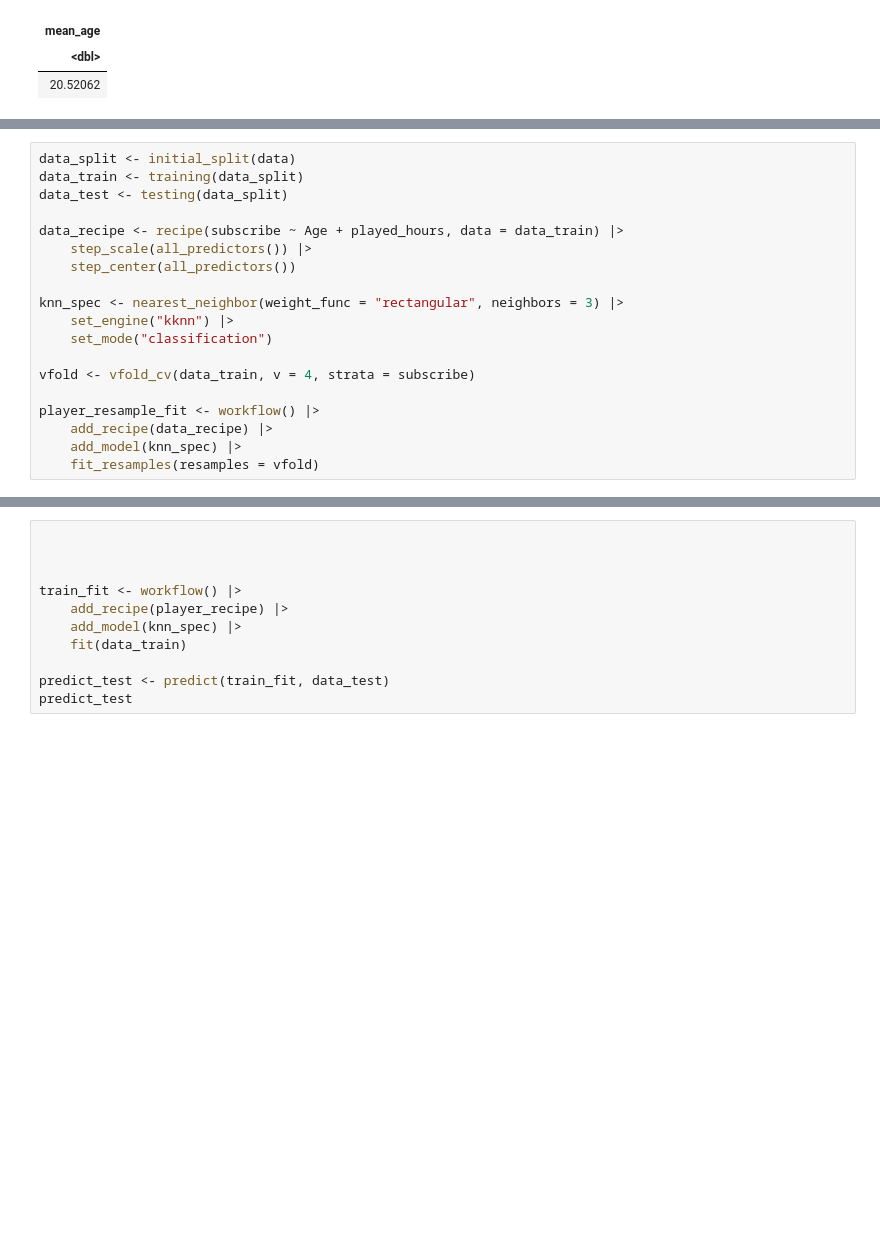
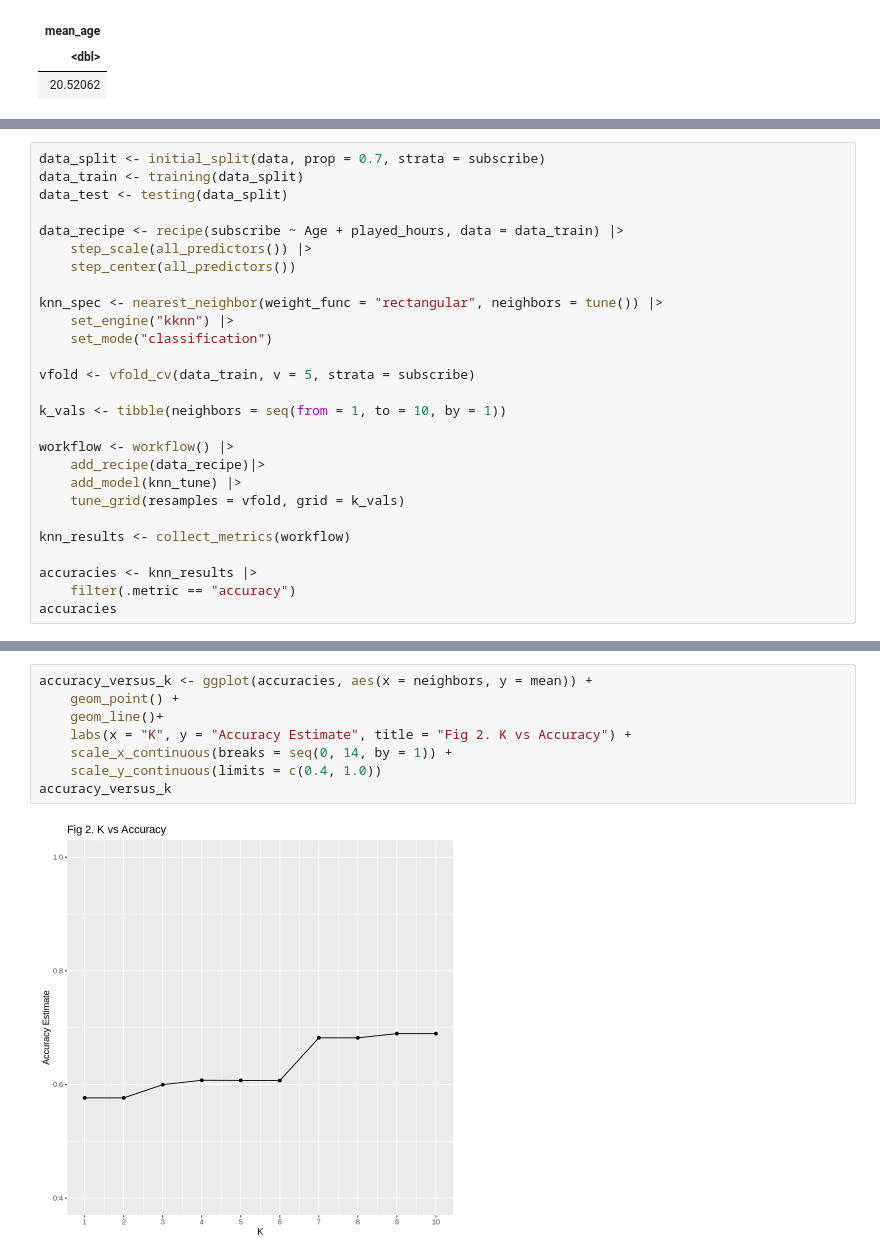
Before and after one commit to drsqs257/dsci-project, a Jupyter notebook: dsci proj.ipynb, the cells around one changed output, grey strips where cells are left out. Saved outputs shown, nothing was run; the diff lists cells and outputs as text; blank space fills up the shorter version.

```diff
--- a/dsci proj.ipynb
+++ b/dsci proj.ipynb
@@ -121,5 +92,5 @@ note: all figures should have a figure number and a legend
 # %%
-data_split <- initial_split(data)
+data_split <- initial_split(data, prop = 0.7, strata = subscribe)
 data_train <- training(data_split)
 data_test <- testing(data_split)
 
@@ -127,14 +98,22 @@ data_recipe <- recipe(subscribe ~ Age + played_hours, data = data_train) |>
     step_scale(all_predictors()) |>
     step_center(all_predictors())
 
-knn_spec <- nearest_neighbor(weight_func = "rectangular", neighbors = 3) |>
+knn_spec <- nearest_neighbor(weight_func = "rectangular", neighbors = tune()) |>
     set_engine("kknn") |>
     set_mode("classification")
 
-vfold <- vfold_cv(data_train, v = 4, strata = subscribe)
+vfold <- vfold_cv(data_train, v = 5, strata = subscribe)
 
-player_resample_fit <- workflow() |>
-    add_recipe(data_recipe) |>
-    add_model(knn_spec) |>
-    fit_resamples(resamples = vfold)
+k_vals <- tibble(neighbors = seq(from = 1, to = 10, by = 1))
+
+workflow <- workflow() |>
+    add_recipe(data_recipe)|>
+    add_model(knn_tune) |>
+    tune_grid(resamples = vfold, grid = k_vals)
+
+knn_results <- collect_metrics(workflow)
+
+accuracies <- knn_results |>
+    filter(.metric == "accuracy")
+accuracies
 # %% [output]
@@ -151,11 +133,10 @@ There were issues with some computations   A: x1
 # %%
-
-
-
-train_fit <- workflow() |>
-    add_recipe(player_recipe) |>
-    add_model(knn_spec) |>
-    fit(data_train)
-
-predict_test <- predict(train_fit, data_test)
-predict_test
+accuracy_versus_k <- ggplot(accuracies, aes(x = neighbors, y = mean)) +
+    geom_point() +
+    geom_line()+
+    labs(x = "K", y = "Accuracy Estimate", title = "Fig 2. K vs Accuracy") +
+    scale_x_continuous(breaks = seq(0, 14, by = 1)) +
+    scale_y_continuous(limits = c(0.4, 1.0))
+accuracy_versus_k
+# %% [output]
+[figure, added]
```
Also changed, not shown: parts of 6 cells of this notebook.
